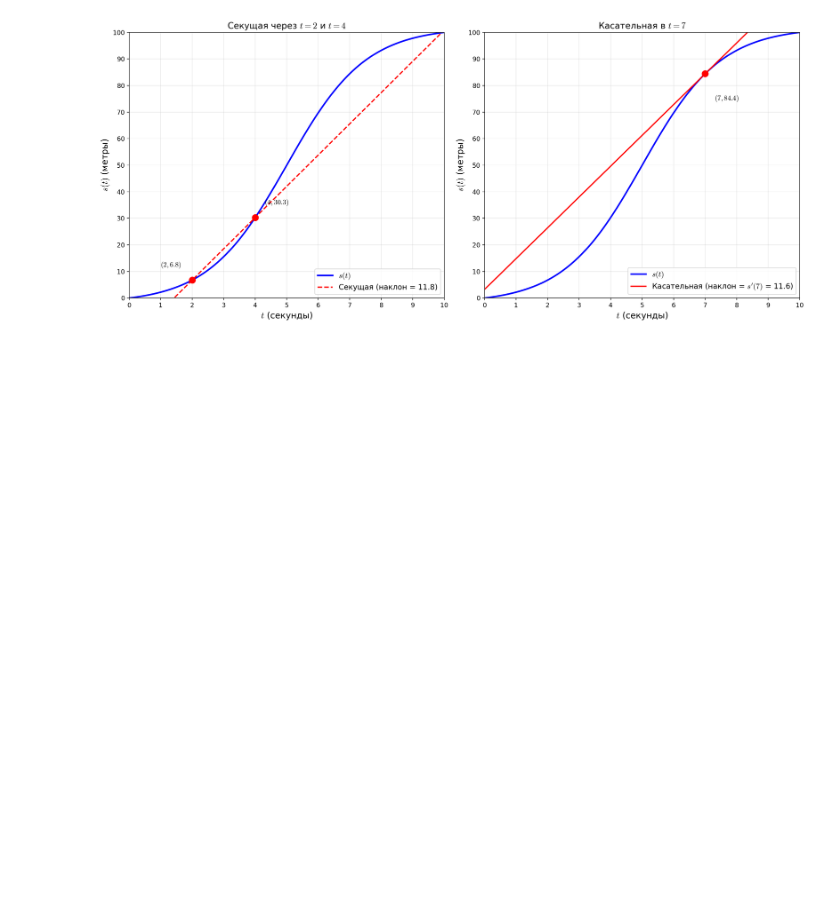
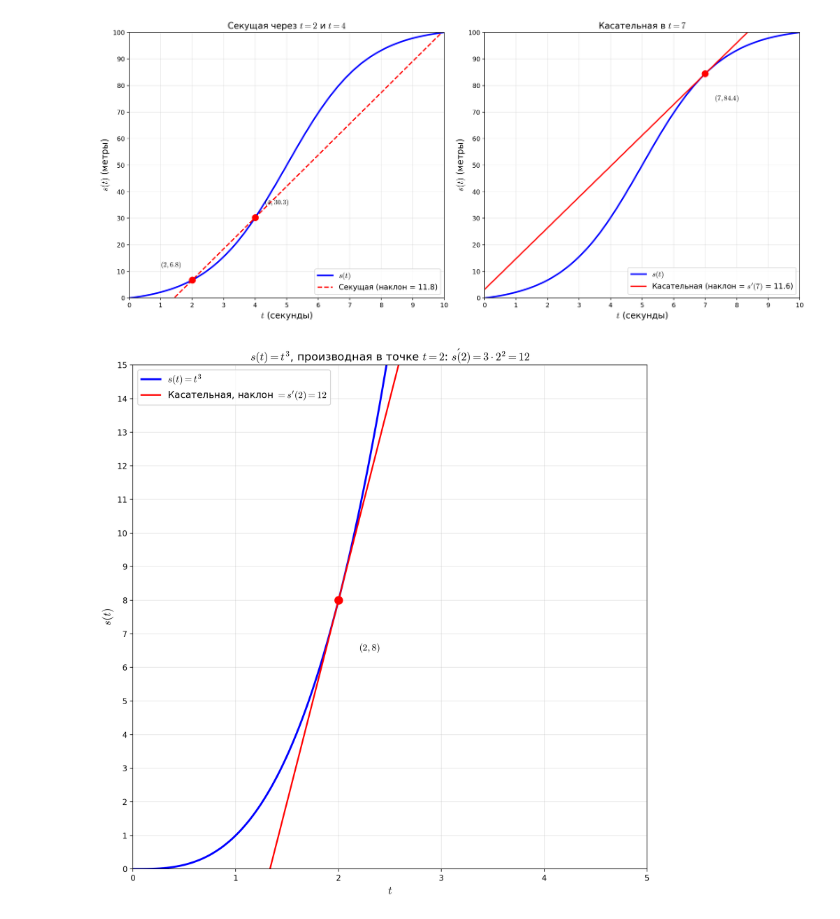
Before and after one commit to sabahtalateh/ainots, a Jupyter notebook: calculus/02-derivative-paradox.ipynb, the cells around one changed output. Drawn from its saved outputs; the diff is of its cells as text; code cells hidden in the pictures; blank space fills up the shorter version.

```diff
--- a/calculus/02-derivative-paradox.ipynb
+++ b/calculus/02-derivative-paradox.ipynb
@@ -303,3 +303,42 @@ plt.tight_layout()
 plt.show()
 # %% [output]
 [figure]
+# %%
+# ===== Пример: s(t) = t³, касательная в t=2 =====
+fig5, ax9 = plt.subplots(figsize=(10, 10), facecolor='white')
+ax9.set_facecolor('white')
+
+# Функция s(t) = t³
+t_cubic = np.linspace(0, 3, 200)
+s_cubic = t_cubic ** 3
+
+ax9.plot(t_cubic, s_cubic, 'b-', linewidth=2.5, label=r'$s(t) = t^3$')
+
+# Точка касания t=2
+t_point = 2
+s_point = t_point ** 3  # = 8
+slope = 3 * t_point ** 2  # Производная 3t² при t=2 = 12
+
+# Касательная линия: y - 8 = 12(t - 2)  =>  y = 12t - 16
+t_tan_line = np.linspace(0.5, 3, 100)
+tangent = slope * (t_tan_line - t_point) + s_point
+
+ax9.plot(t_tan_line, tangent, 'r-', linewidth=2, label=rf"Касательная, наклон $= s'(2) = 12$")
+
+# Точка на графике
+ax9.plot(t_point, s_point, 'ro', markersize=10)
+ax9.annotate(r'$(2, 8)$', xy=(t_point, s_point), xytext=(t_point + 0.2, s_point - 1.5), fontsize=12)
+
+ax9.set_xlabel(r'$t$', fontsize=14)
+ax9.set_ylabel(r'$s(t)$', fontsize=14)
+ax9.set_xlim(0, 5)
+ax9.set_ylim(0, 15)
+ax9.set_yticks(range(0, 16, 1))
+ax9.set_title(r'$s(t) = t^3$, производная в точке $t=2$: $s\'(2) = 3 \cdot 2^2 = 12$', fontsize=14)
+ax9.legend(loc='upper left', fontsize=12)
+ax9.grid(True, alpha=0.3)
+
+plt.tight_layout()
+plt.show()
+# %% [output]
+[figure, added]
```
Also changed, not shown: 2 other files.
